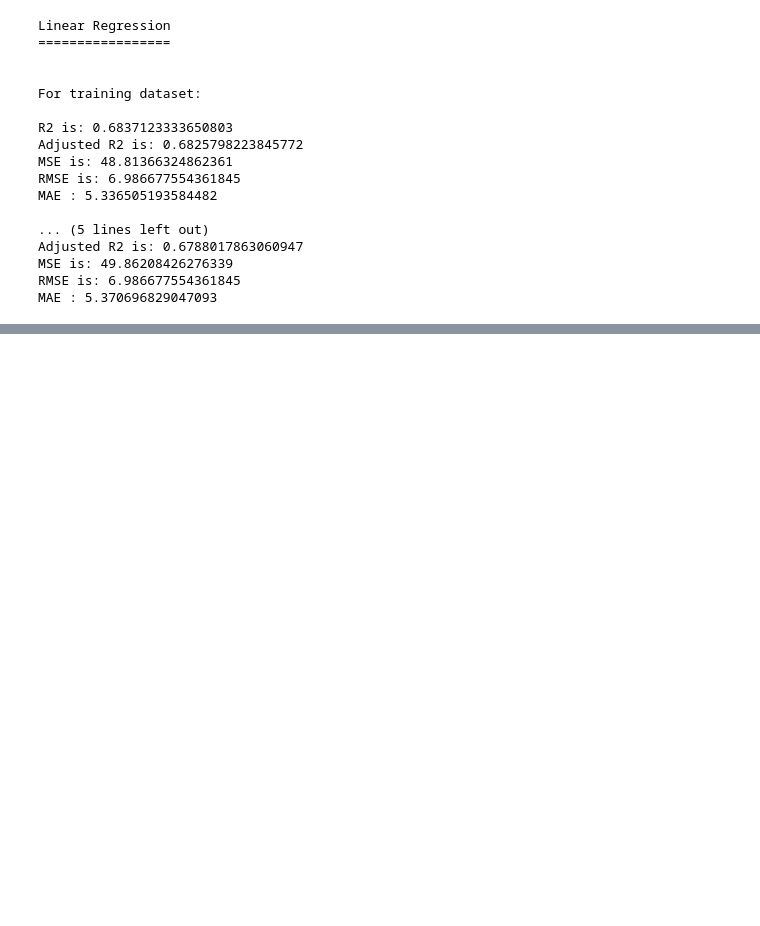
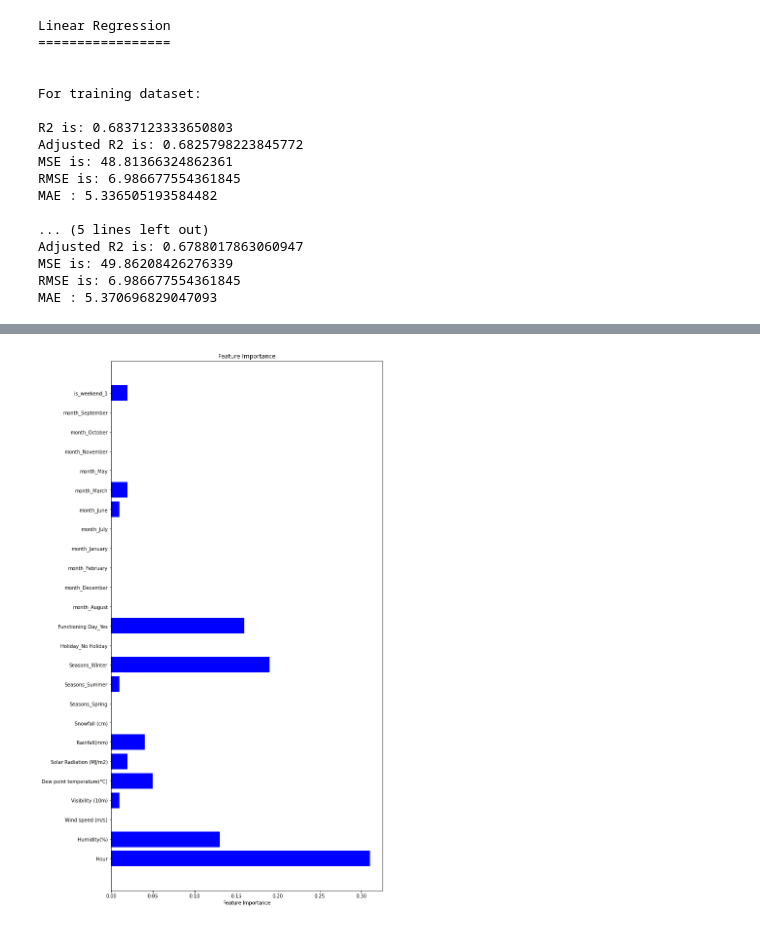
Before and after one commit to PriyankaSejwal/Bike-Sharing-Demand-Prediction, a Jupyter notebook: PriyankaRimo_Bike_Sharing_Demand_Prediction_Capstone_Project.ipynb, the cells around one changed output, grey strips where cells are left out. Cells and saved outputs as stored; diff of their text form; code cells hidden in the pictures; blank space fills up the shorter version.

```diff
--- a/PriyankaRimo_Bike_Sharing_Demand_Prediction_Capstone_Project.ipynb
+++ b/PriyankaRimo_Bike_Sharing_Demand_Prediction_Capstone_Project.ipynb
@@ -839,0 +1065,22 @@ evaluation.T
+# %%
+#Defining all these models
+models = [
+          ['Ridge: ', ridge_opt],
+          ['Decision Tree', dt_opt],
+          ['Random Forest ',rf_opt],
+          ['Gradient Boosting Regressor', gb_opt]
+          ]
+# %%
+#Let's run all the models and store the scores
+model_data = []
+for name,model in models :
+    model_evaluation = {}
+    model_evaluation["Name"] = name
+    model.fit(x_train,y_train)
+    model_evaluation["MAE_train"] =mean_absolute_error(y_train, model.predict(x_train))
+    model_evaluation["MAE_test"] =mean_absolute_error(y_test, model.predict(x_test))
+    model_evaluation["R2_Score_train"] = r2_score(y_train, model.predict(x_train))
+    model_evaluation["R2_Score_test"] = r2_score(y_test, model.predict(x_test))
+    model_evaluation["RMSE_Score_train"] = np.sqrt(mean_squared_error(y_train, model.predict(x_train)))
+    model_evaluation["RMSE_Score_test"] = np.sqrt(mean_squared_error(y_test, model.predict(x_test)))
+    model_data.append(model_evaluation)
@@ -839,0 +1104,7 @@ evaluation.T
+# %%
+importances = gb_opt.feature_importances_
+importance_dict = {'Feature' : list(x_train.columns),
+                   'Feature Importance' : importances}
+importance_df = pd.DataFrame(importance_dict)
+# %%
+importance_df['Feature Importance'] = round(importance_df['Feature Importance'],2)
@@ -839,0 +1131,9 @@ evaluation.T
+# %%
+#Plot the figure
+plt.figure(figsize=(10,20))
+plt.title('Feature Importance')
+plt.barh(importance_df['Feature'], importance_df['Feature Importance'], color='blue', align='center')
+plt.xlabel('Feature Importance')
+plt.show()
+# %% [output]
+[figure, added]
```
Also changed, not shown: parts of 27 cells of this notebook.
